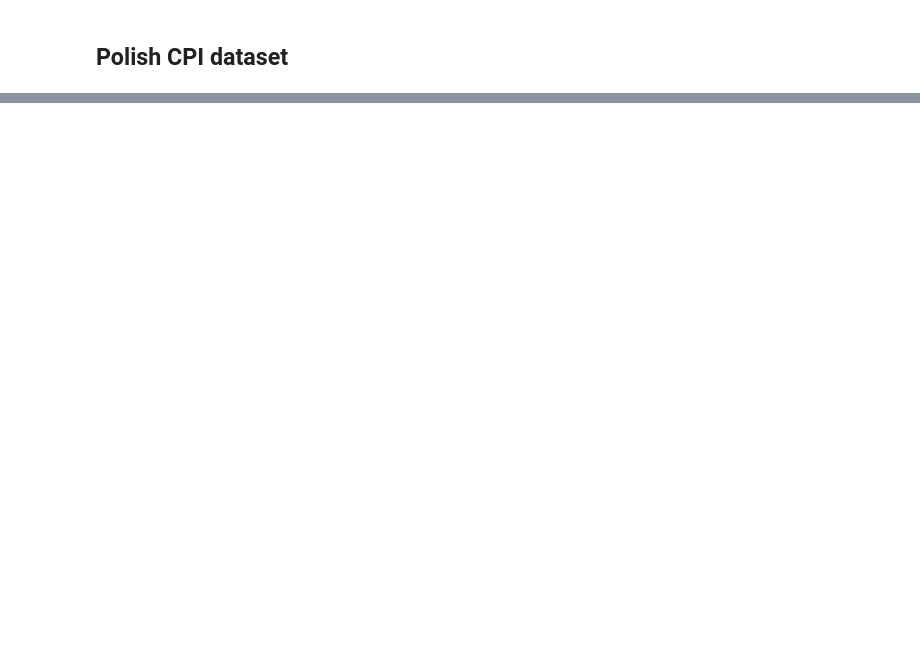
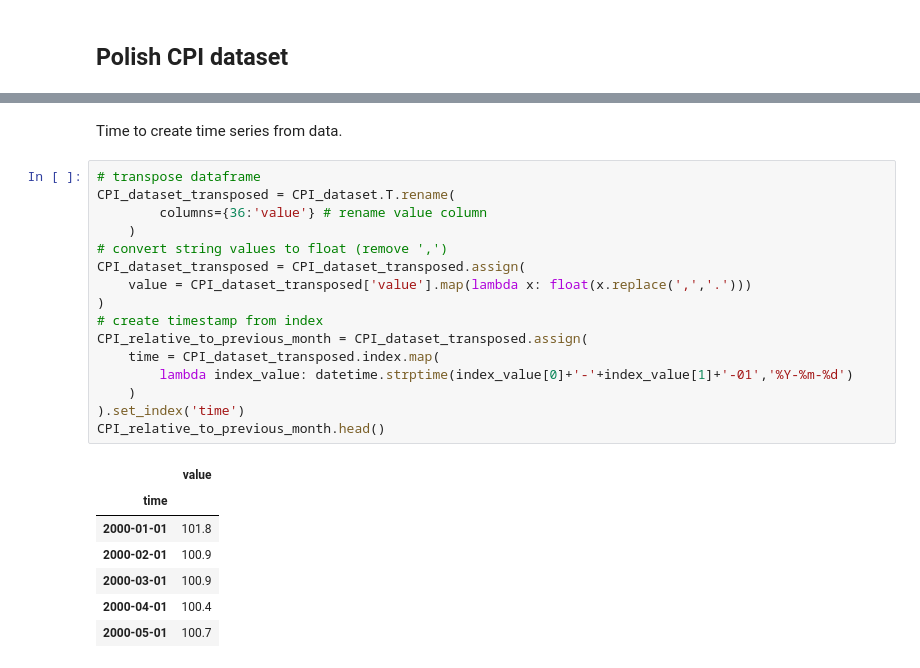
Before and after one commit to writ3it/01_CPI_forecast, a Jupyter notebook: main.ipynb, the cells around one changed output, grey strips where cells are left out. Saved outputs shown, nothing was run; the diff lists cells and outputs as text; blank space fills up the shorter version.

```diff
--- a/main.ipynb
+++ b/main.ipynb
@@ -36,0 +65,26 @@ dataset.head()
+# %% [markdown]
+Time to create time series from data.
+# %%
+# transpose dataframe
+CPI_dataset_transposed = CPI_dataset.T.rename(
+        columns={36:'value'} # rename value column
+    )
+# convert string values to float (remove ',')
+CPI_dataset_transposed = CPI_dataset_transposed.assign(
+    value = CPI_dataset_transposed['value'].map(lambda x: float(x.replace(',','.')))
+)
+# create timestamp from index
+CPI_relative_to_previous_month = CPI_dataset_transposed.assign(
+    time = CPI_dataset_transposed.index.map(
+        lambda index_value: datetime.strptime(index_value[0]+'-'+index_value[1]+'-01','%Y-%m-%d')
+    )
+).set_index('time')
+CPI_relative_to_previous_month.head()
+# %% [output]
+|  | value |
+| time |  |
+| 2000-01-01 | 101.8 |
+| 2000-02-01 | 100.9 |
+| 2000-03-01 | 100.9 |
+| 2000-04-01 | 100.4 |
+| 2000-05-01 | 100.7 |
```
Also changed, not shown: parts of 9 cells of this notebook, 1 other file.
